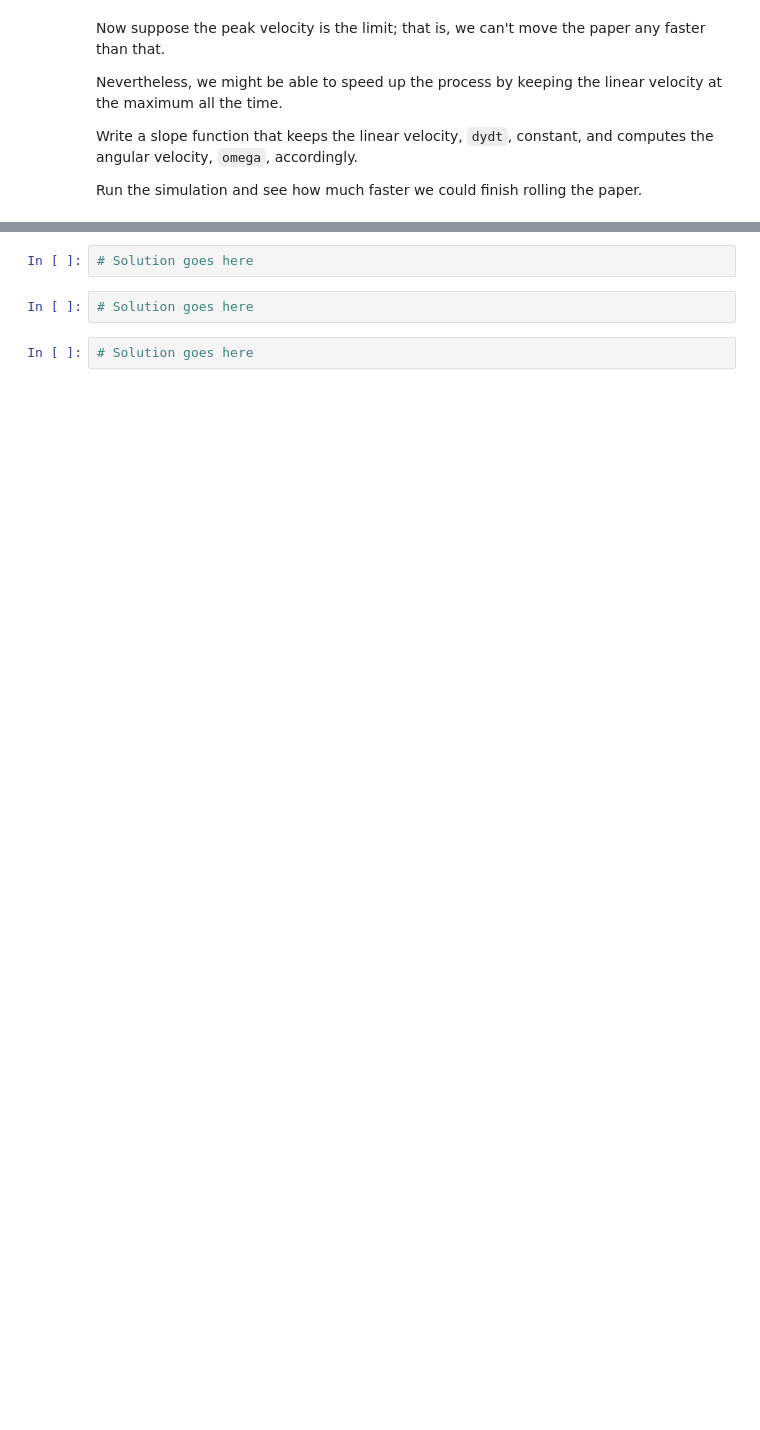
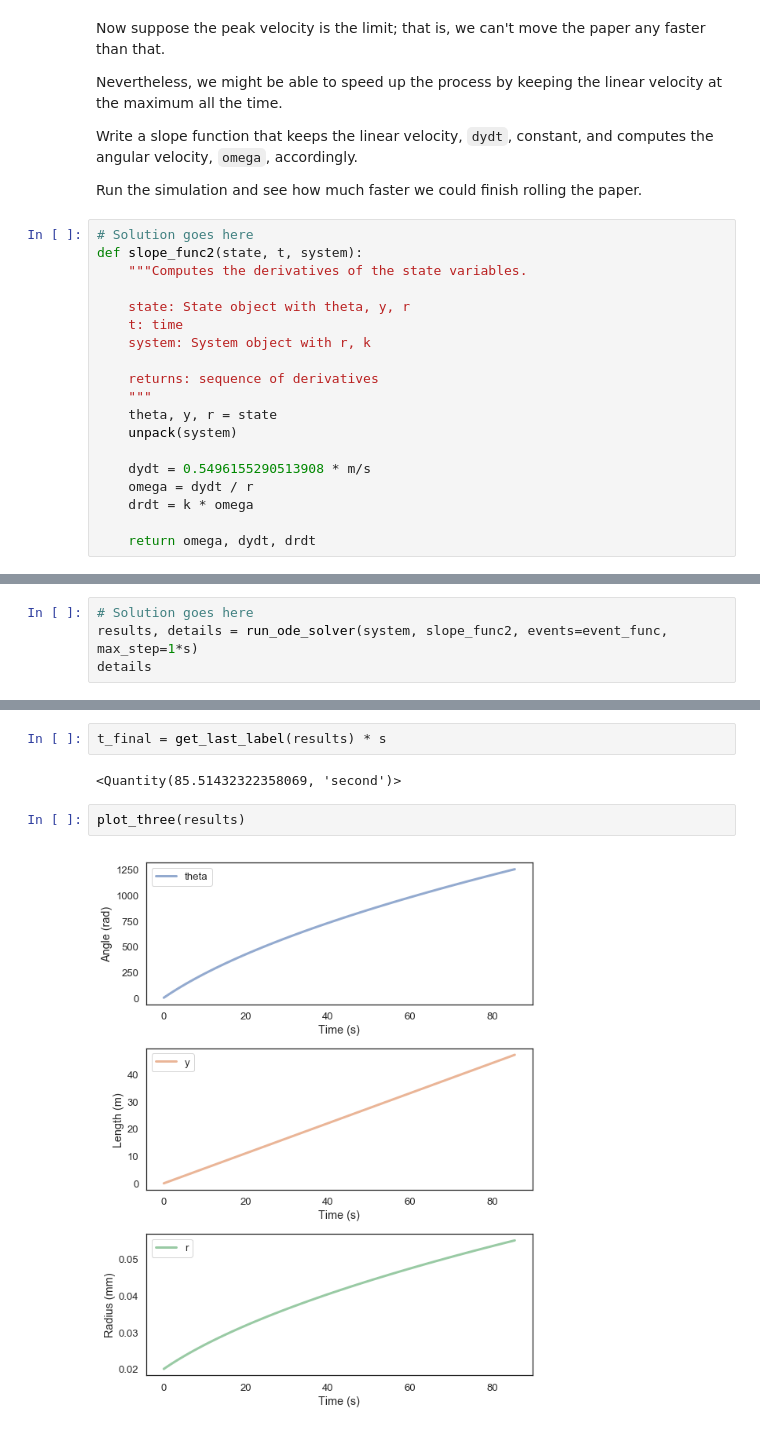
Before and after one commit to fung18870/ModSimPy, a Jupyter notebook: code/chap24-Mine.ipynb, the cells around one changed output, grey strips where cells are left out. Drawn from its saved outputs; the diff is of its cells as text; blank space fills up the shorter version.

```diff
--- a/code/chap24-Mine.ipynb
+++ b/code/chap24-Mine.ipynb
@@ -236,3 +281,22 @@ Nevertheless, we might be able to speed up the process by keeping the linear vel
 Write a slope function that keeps the linear velocity, `dydt`, constant, and computes the angular velocity, `omega`, accordingly.
 
 Run the simulation and see how much faster we could finish rolling the paper.
+# %%
+# Solution goes here
+def slope_func2(state, t, system):
+    """Computes the derivatives of the state variables.
+
+    state: State object with theta, y, r
+    t: time
+    system: System object with r, k
+
+    returns: sequence of derivatives
+    """
+    theta, y, r = state
+    unpack(system)
+
+    dydt = 0.5496155290513908 * m/s
+    omega = dydt / r
+    drdt = k * omega
+
+    return omega, dydt, drdt
@@ -238,0 +310,4 @@ Run the simulation and see how much faster we could finish rolling the paper.
+# %%
+# Solution goes here
+results, details = run_ode_solver(system, slope_func2, events=event_func, max_step=1*s)
+details
@@ -241,6 +334,8 @@ Run the simulation and see how much faster we could finish rolling the paper.
-# %%
-# Solution goes here
-# %%
-# Solution goes here
-# %%
-# Solution goes here
+# %%
+t_final = get_last_label(results) * s
+# %% [output]
+<Quantity(85.51432322358069, 'second')>
+# %%
+plot_three(results)
+# %% [output]
+[figure, added]
```
Also changed, not shown: parts of 17 cells of this notebook, 10 other files.
